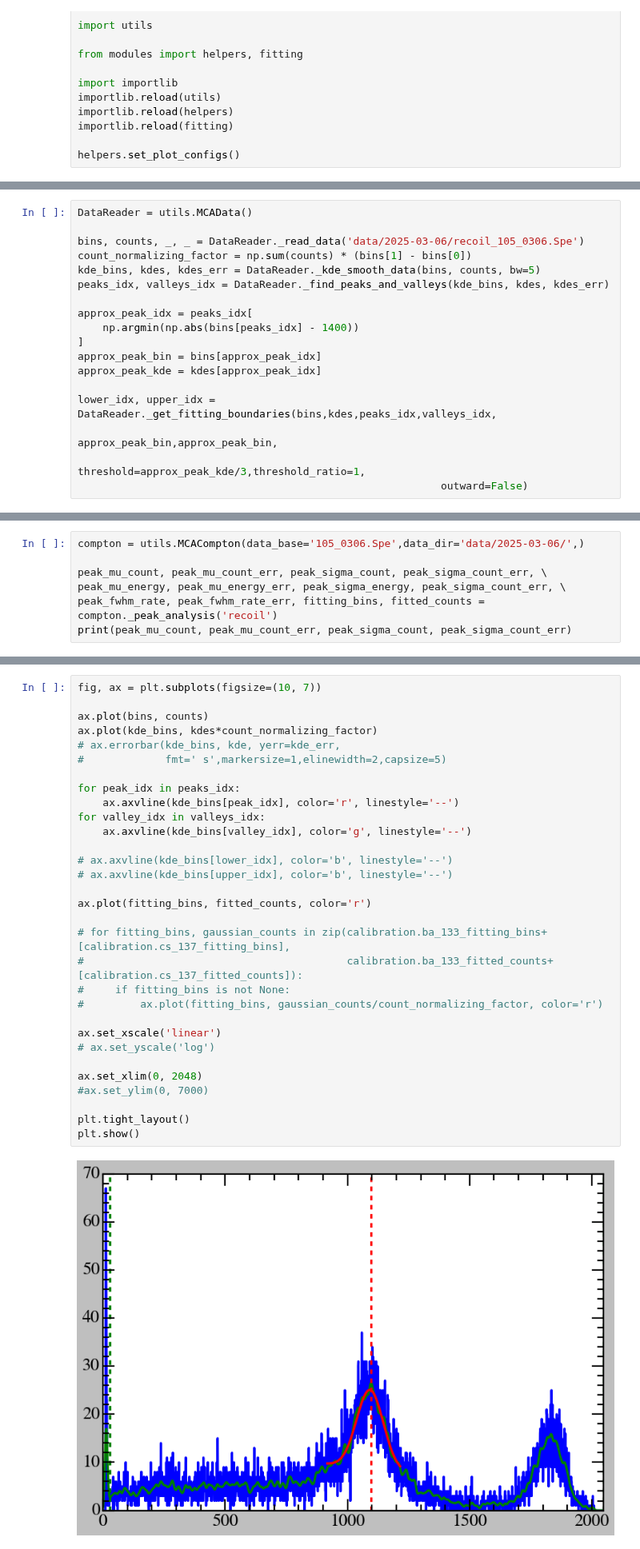
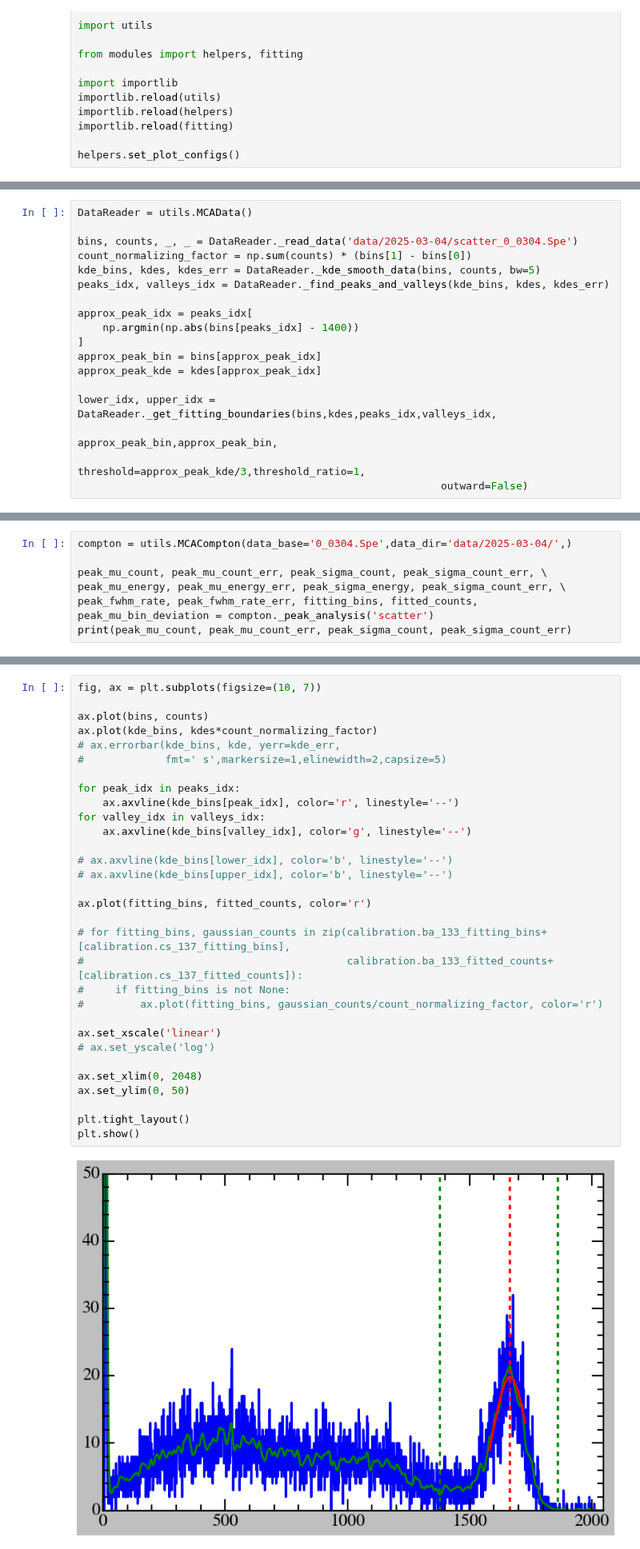
Before and after one commit to vinh-qtran/mit-jlab-sp25, a Jupyter notebook: compton/analysis.ipynb, the cells around one changed output, grey strips where cells are left out. Shown at 80% size. Saved outputs shown, nothing was run; the diff lists cells and outputs as text.

Commit message:
Add compton plots

```diff
--- a/compton/analysis.ipynb
+++ b/compton/analysis.ipynb
@@ -29,7 +146,7 @@ helpers.set_plot_configs()
 # %%
 DataReader = utils.MCAData()
 
-bins, counts, _, _ = DataReader._read_data('data/2025-03-06/recoil_105_0306.Spe')
+bins, counts, _, _ = DataReader._read_data('data/2025-03-04/scatter_0_0304.Spe')
 count_normalizing_factor = np.sum(counts) * (bins[1] - bins[0])
 kde_bins, kdes, kdes_err = DataReader._kde_smooth_data(bins, counts, bw=5)
 peaks_idx, valleys_idx = DataReader._find_peaks_and_valleys(kde_bins, kdes, kdes_err)
@@ -52,8 +164,8 @@ calibration = utils.MCACalibration('data/2025-03-04/Calibration_scatter_na_0304.
 # %%
-compton = utils.MCACompton(data_base='105_0306.Spe',data_dir='data/2025-03-06/',)
+compton = utils.MCACompton(data_base='0_0304.Spe',data_dir='data/2025-03-04/',)
 
 peak_mu_count, peak_mu_count_err, peak_sigma_count, peak_sigma_count_err, \
 peak_mu_energy, peak_mu_energy_err, peak_sigma_energy, peak_sigma_count_err, \
-peak_fwhm_rate, peak_fwhm_rate_err, fitting_bins, fitted_counts = compton._peak_analysis('recoil')
+peak_fwhm_rate, peak_fwhm_rate_err, fitting_bins, fitted_counts, peak_mu_bin_deviation = compton._peak_analysis('scatter')
 print(peak_mu_count, peak_mu_count_err, peak_sigma_count, peak_sigma_count_err)
 # %% [output]
@@ -62,32 +174,32 @@ print(peak_mu_count, peak_mu_count_err, peak_sigma_count, peak_sigma_count_err)
 fig, ax = plt.subplots(figsize=(10, 7))
 
 ax.plot(bins, counts)
 ax.plot(kde_bins, kdes*count_normalizing_factor)
 # ax.errorbar(kde_bins, kde, yerr=kde_err,
 #             fmt=' s',markersize=1,elinewidth=2,capsize=5)
 
 for peak_idx in peaks_idx:
     ax.axvline(kde_bins[peak_idx], color='r', linestyle='--')
 for valley_idx in valleys_idx:
     ax.axvline(kde_bins[valley_idx], color='g', linestyle='--')
 
 # ax.axvline(kde_bins[lower_idx], color='b', linestyle='--')
 # ax.axvline(kde_bins[upper_idx], color='b', linestyle='--')
 
 ax.plot(fitting_bins, fitted_counts, color='r')
 
 # for fitting_bins, gaussian_counts in zip(calibration.ba_133_fitting_bins+[calibration.cs_137_fitting_bins],
 #                                          calibration.ba_133_fitted_counts+[calibration.cs_137_fitted_counts]):
 #     if fitting_bins is not None:
 #         ax.plot(fitting_bins, gaussian_counts/count_normalizing_factor, color='r')
 
 ax.set_xscale('linear')
 # ax.set_yscale('log')
 
 ax.set_xlim(0, 2048)
-#ax.set_ylim(0, 7000)
+ax.set_ylim(0, 50)
 
 plt.tight_layout()
 plt.show()
 # %% [output]
-[figure, old version]
+[figure, new version]
```
Also changed, not shown: parts of 16 cells of this notebook, 7 other files.
